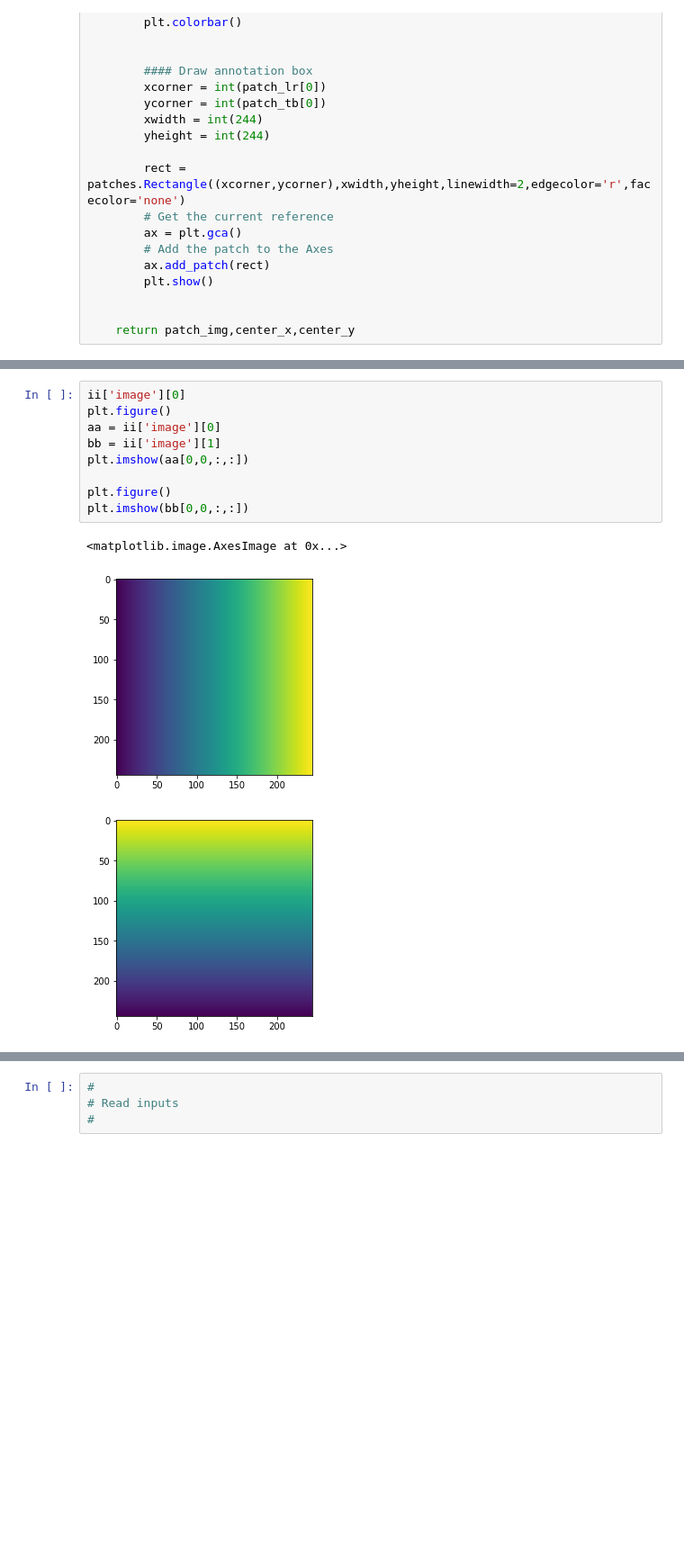
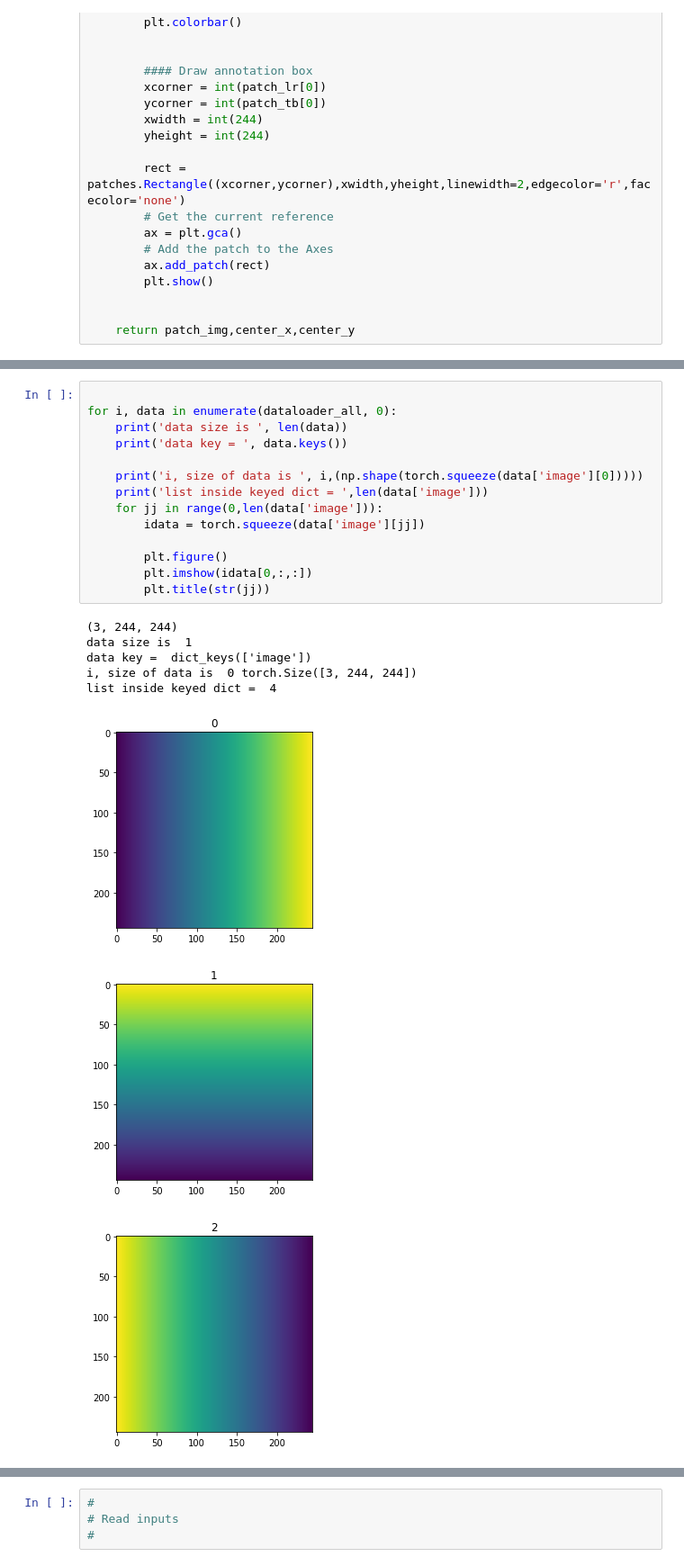
Before and after one commit to arahrooh31/Faster-RCNN-for-Detection-of-Cancer-from-DBT-Dataset, a Jupyter notebook: VGG_Classify.ipynb, the cells around one changed output, grey strips where cells are left out. Shown at 90% size. Cells and saved outputs as stored; diff of their text form; blank space fills up the shorter version.

```diff
--- a/VGG_Classify.ipynb
+++ b/VGG_Classify.ipynb
@@ -384,13 +448,23 @@ counter is at  4
-# %%
-ii['image'][0]
-plt.figure()
-aa = ii['image'][0]
-bb = ii['image'][1]
-plt.imshow(aa[0,0,:,:])
-
-plt.figure()
-plt.imshow(bb[0,0,:,:])
-# %% [output]
-<matplotlib.image.AxesImage at 0x...>
-[figure, removed]
-[figure, removed]
+# %%
+
+for i, data in enumerate(dataloader_all, 0):
+    print('data size is ', len(data))
+    print('data key = ', data.keys())
+
+    print('i, size of data is ', i,(np.shape(torch.squeeze(data['image'][0]))))
+    print('list inside keyed dict = ',len(data['image']))
+    for jj in range(0,len(data['image'])):
+        idata = torch.squeeze(data['image'][jj])
+
+        plt.figure()
+        plt.imshow(idata[0,:,:])
+        plt.title(str(jj))
+# %% [output]
+(3, 244, 244)
+data size is  1
+data key =  dict_keys(['image'])
+i, size of data is  0 torch.Size([3, 244, 244])
+list inside keyed dict =  4
+[figure, added]
+[figure, added]
+[figure, added]
```
Also changed, not shown: parts of 10 cells of this notebook.
